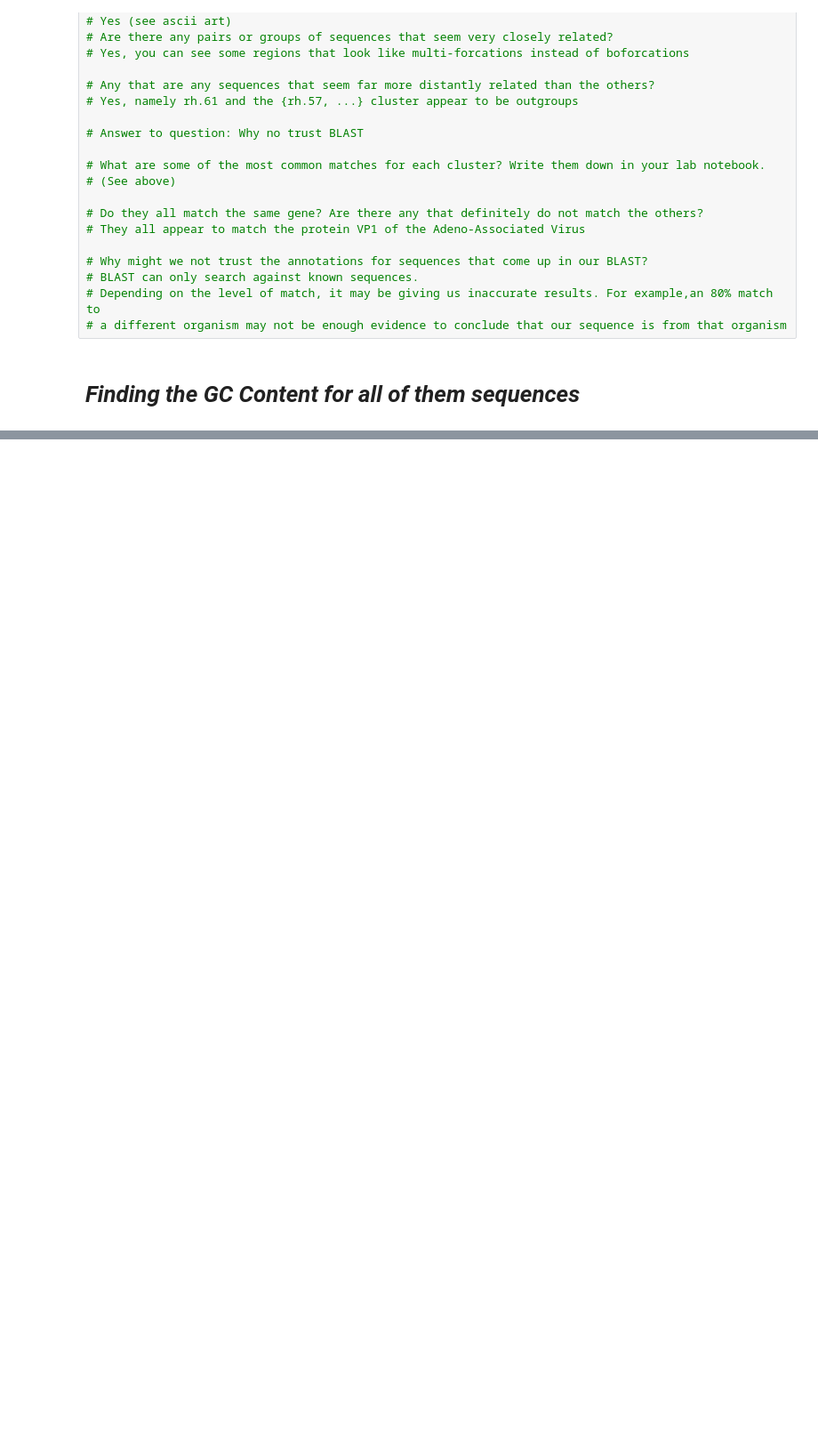
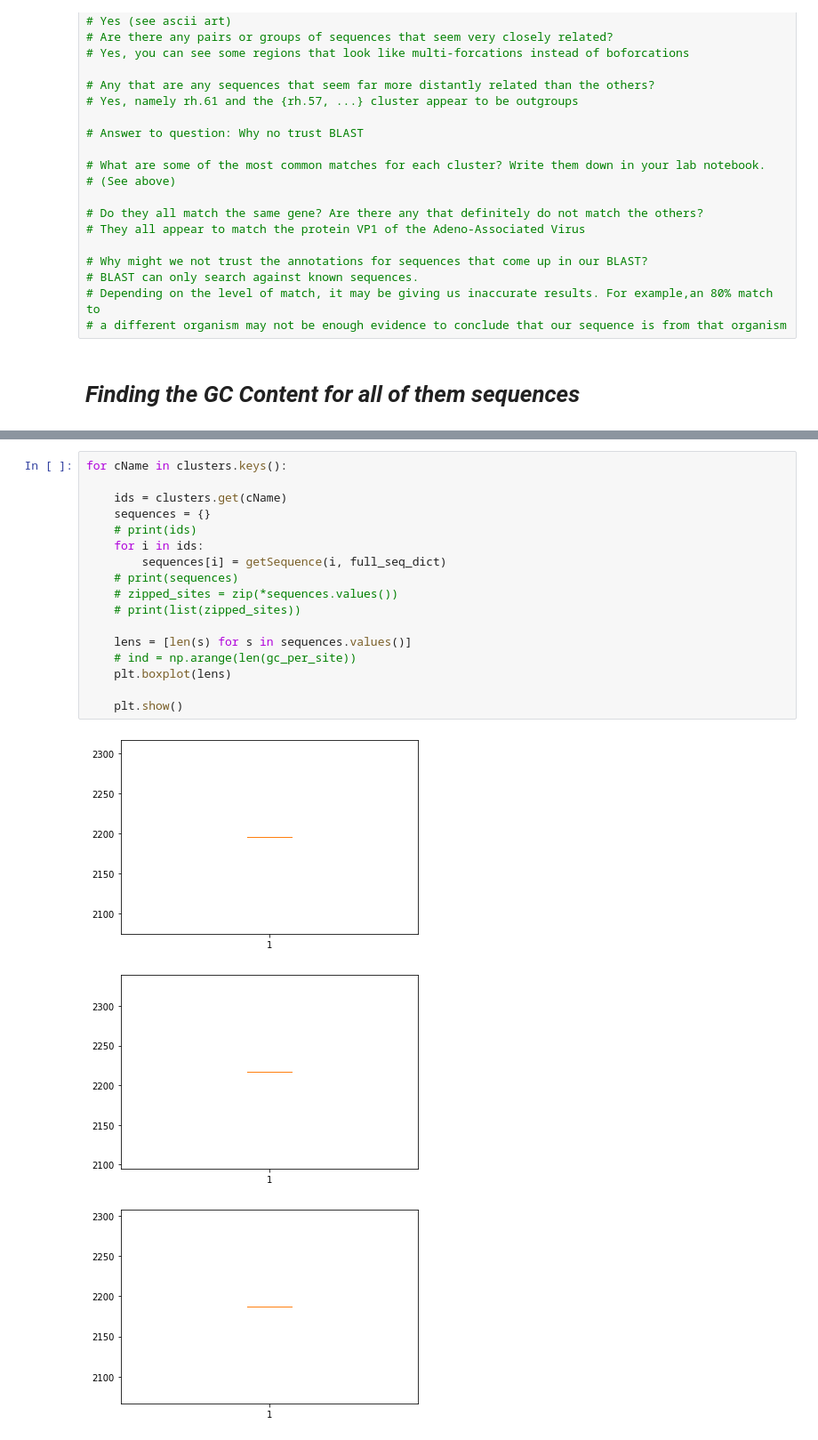
Before and after one commit to typewriter23/BioE-131, a Jupyter notebook: 2019_9_15_Lab2_Jerry_Yang.ipynb, the cells around one changed output, grey strips where cells are left out. Shown at 89% size. Cells and saved outputs as stored; diff of their text form; blank space fills up the shorter version.

```diff
--- a/2019_9_15_Lab2_Jerry_Yang.ipynb
+++ b/2019_9_15_Lab2_Jerry_Yang.ipynb
@@ -197,0 +232,21 @@ rep_seq_GC =
+# %%
+for cName in clusters.keys():
+
+    ids = clusters.get(cName)
+    sequences = {}
+    # print(ids)
+    for i in ids:
+        sequences[i] = getSequence(i, full_seq_dict)
+    # print(sequences)
+    # zipped_sites = zip(*sequences.values())
+    # print(list(zipped_sites))
+
+    lens = [len(s) for s in sequences.values()]
+    # ind = np.arange(len(gc_per_site))
+    plt.boxplot(lens)
+
+    plt.show()
+# %% [output]
+[figure, added]
+[figure, added]
+[figure, added]
```
Also changed, not shown: parts of 17 cells of this notebook.
